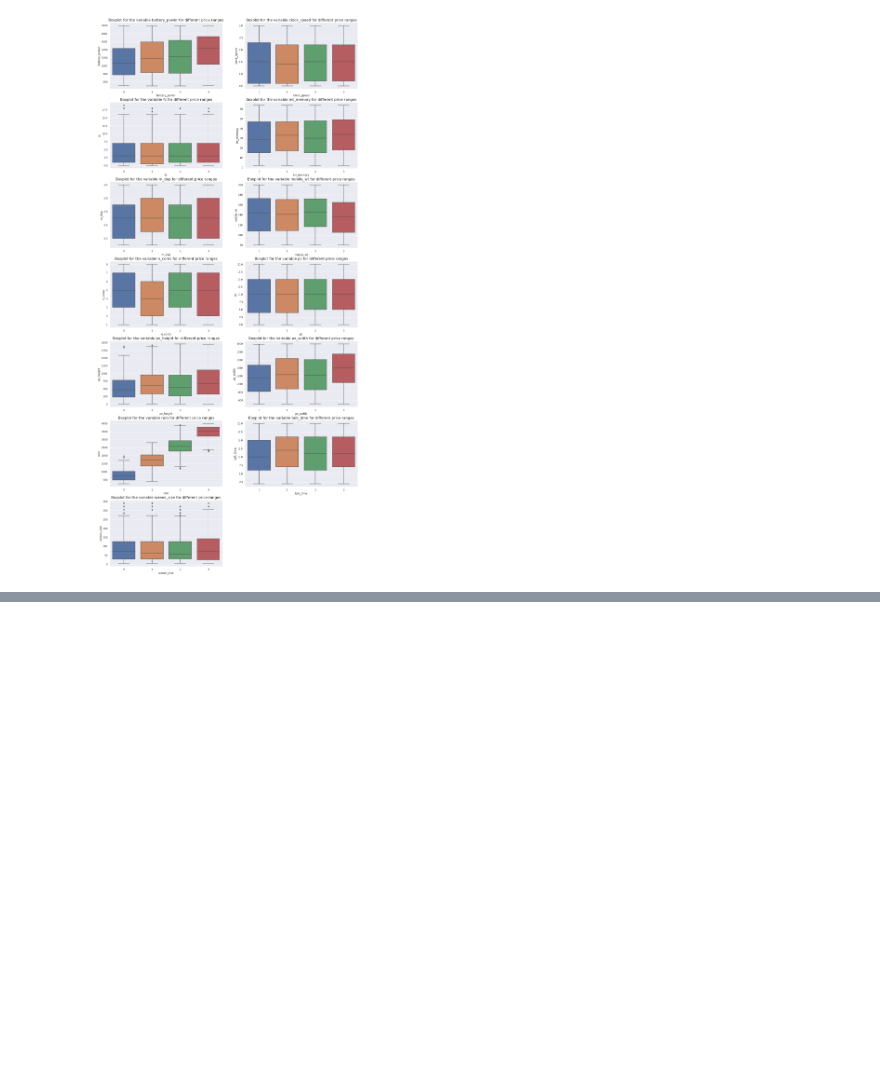
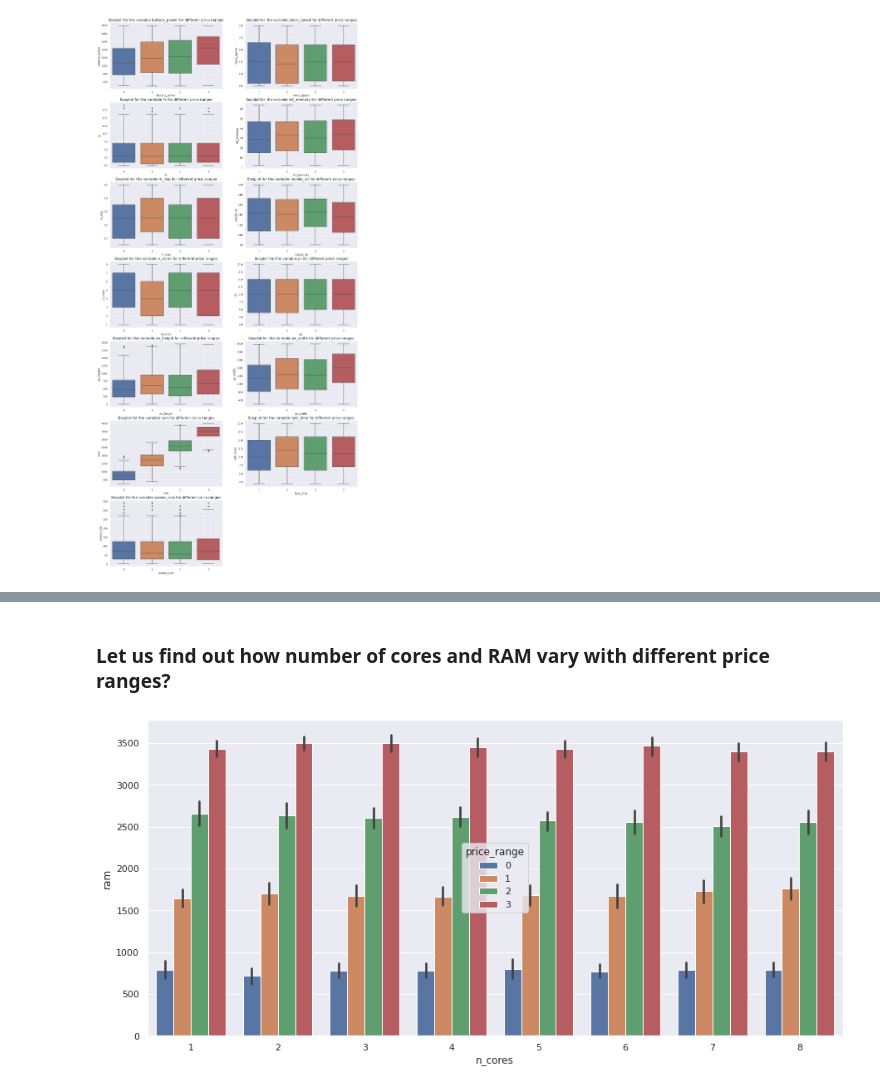
Before and after one commit to Rudrajit12/Mobile-Price-Range-Prediction, a Jupyter notebook: Mobile_Price_Range_Prediction_Capstone_Project.ipynb, the cells around one changed output, grey strips where cells are left out. Cells and saved outputs as stored; diff of their text form; code cells hidden in the pictures; blank space fills up the shorter version.

```diff
--- a/Mobile_Price_Range_Prediction_Capstone_Project.ipynb
+++ b/Mobile_Price_Range_Prediction_Capstone_Project.ipynb
@@ -477,0 +495,9 @@ From the above plots we can conclude that,
+# %% [markdown]
+### **Let us find out how number of cores and RAM vary with different price ranges?**
+# %%
+# plot n_cores and ram with price ranges
+plt.figure(figsize=(15,7))
+sns.barplot(x='n_cores', y='ram', hue='price_range', data=phone_df)
+plt.show()
+# %% [output]
+[figure, added]
```
Also changed, not shown: parts of 7 cells of this notebook.
